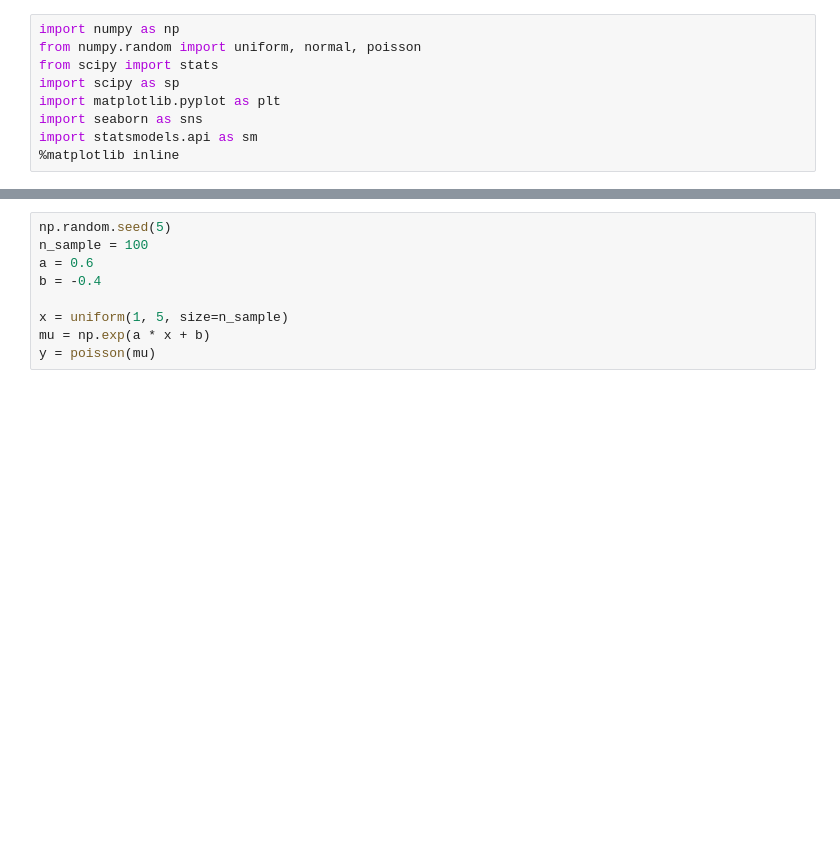
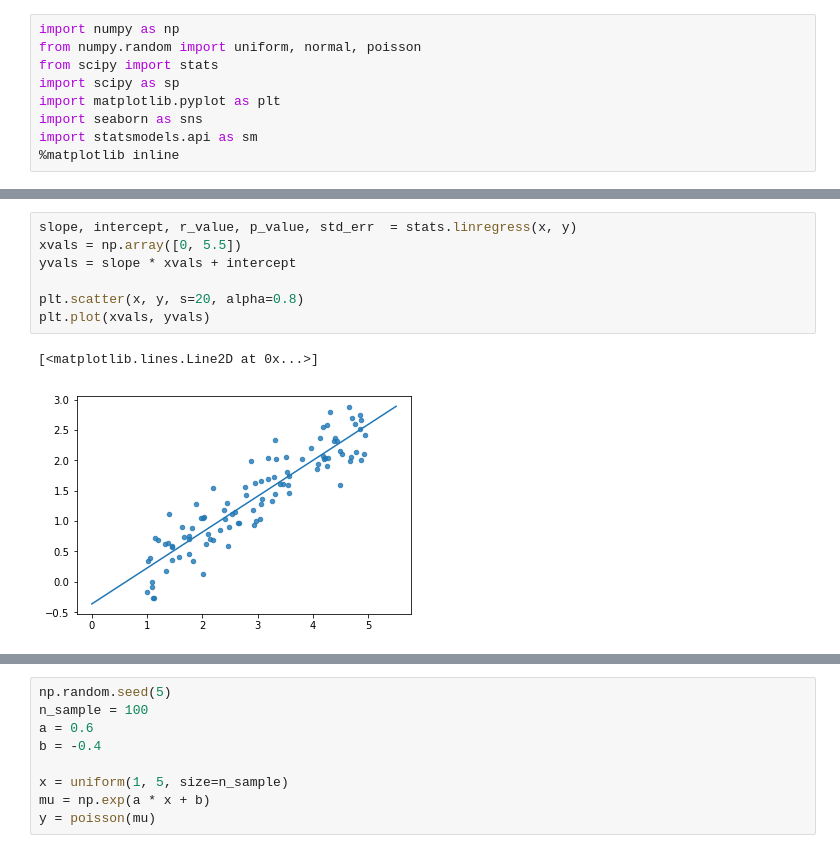
Before and after one commit to kidaufo/StatisticalModeling, a Jupyter notebook: PoissonRegression.ipynb, the cells around one changed output, grey strips where cells are left out. Saved outputs shown, nothing was run; the diff lists cells and outputs as text; blank space fills up the shorter version.

```diff
--- a/PoissonRegression.ipynb
+++ b/PoissonRegression.ipynb
@@ -9,0 +25,10 @@ import statsmodels.api as sm
+# %%
+slope, intercept, r_value, p_value, std_err  = stats.linregress(x, y)
+xvals = np.array([0, 5.5])
+yvals = slope * xvals + intercept
+
+plt.scatter(x, y, s=20, alpha=0.8)
+plt.plot(xvals, yvals)
+# %% [output]
+[<matplotlib.lines.Line2D at 0x...>]
+[figure, added]
```
Also changed, not shown: parts of 3 cells of this notebook, 1 other file.
